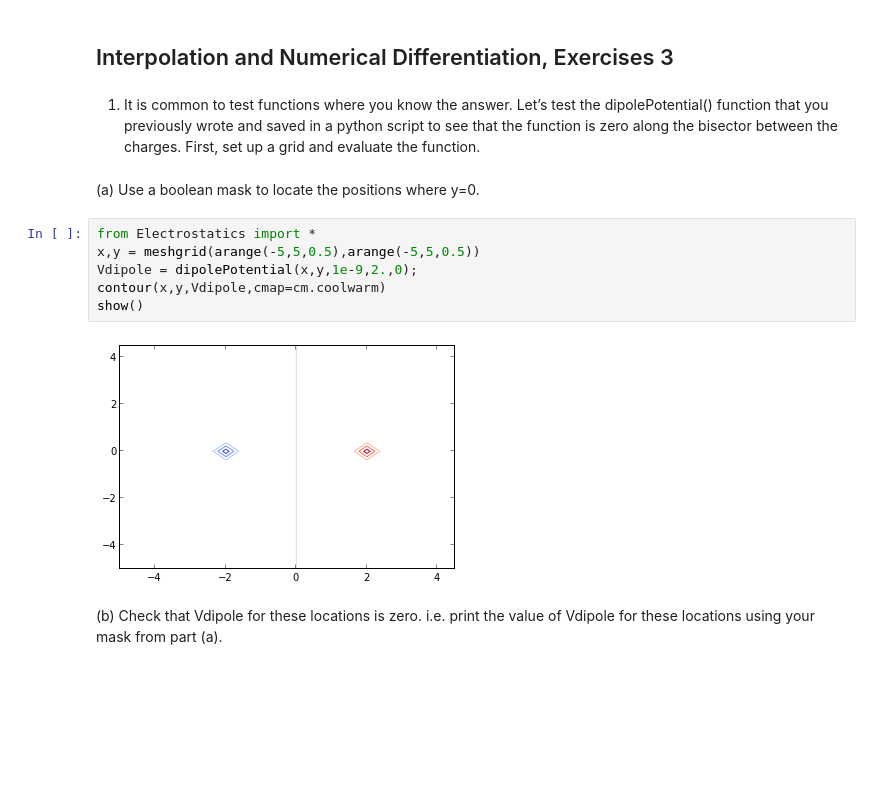
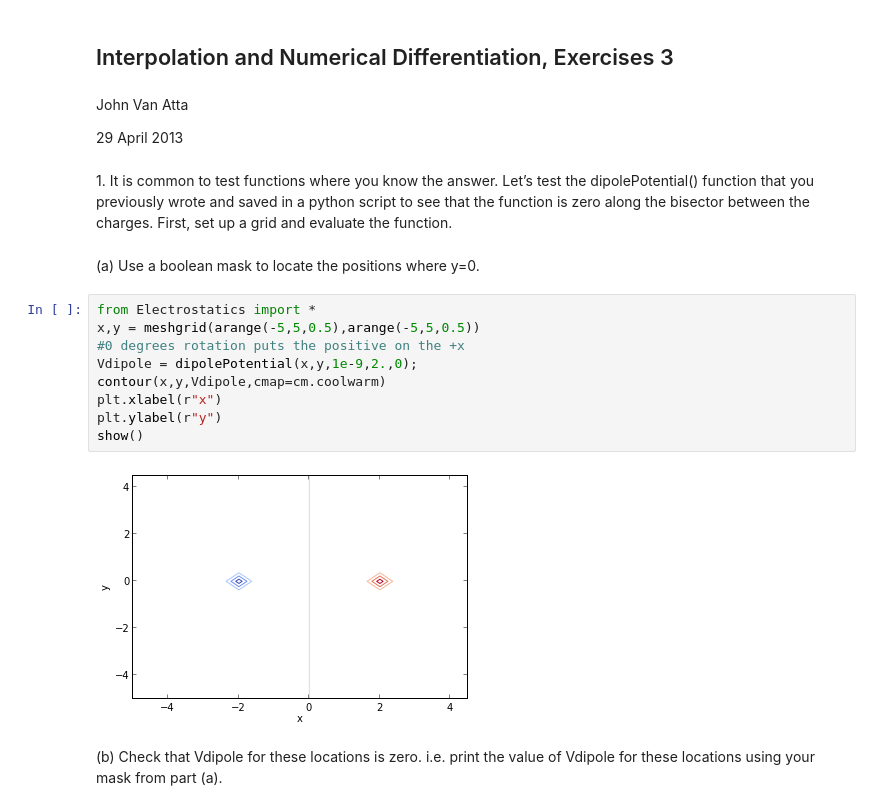
Before and after one commit to jvanatta/particle-tracks, a Jupyter notebook: week4/InterpAndDiffEx3.ipynb, the cells around one changed output. Saved outputs shown, nothing was run; the diff lists cells and outputs as text; blank space fills up the shorter version.

```diff
--- a/week4/InterpAndDiffEx3.ipynb
+++ b/week4/InterpAndDiffEx3.ipynb
@@ -1,17 +1,24 @@
 # %% [markdown]
 ## Interpolation and Numerical Differentiation, Exercises 3
+# %% [markdown]
+John Van Atta
+
+29 April 2013
 # %% [markdown]
-1. It is common to test functions where you know the answer. Let’s test the dipolePotential() function that you previously wrote and saved in a python script to see that the function is zero along the bisector between the charges. First, set up a grid and evaluate the function.
+1\. It is common to test functions where you know the answer. Let’s test the dipolePotential() function that you previously wrote and saved in a python script to see that the function is zero along the bisector between the charges. First, set up a grid and evaluate the function.
 # %% [markdown]
 (a) Use a boolean mask to locate the positions where y=0.
 # %%
 from Electrostatics import *
 x,y = meshgrid(arange(-5,5,0.5),arange(-5,5,0.5))
+#0 degrees rotation puts the positive on the +x
 Vdipole = dipolePotential(x,y,1e-9,2.,0);
 contour(x,y,Vdipole,cmap=cm.coolwarm)
+plt.xlabel(r"x")
+plt.ylabel(r"y")
 show()
 # %% [output]
-[figure, old version]
+[figure, new version]
 # %% [markdown]
 (b) Check that Vdipole for these locations is zero. i.e. print the value of Vdipole for these
 locations using your mask from part (a).
```
Also changed, not shown: parts of 28 cells of this notebook, 1 other file.
